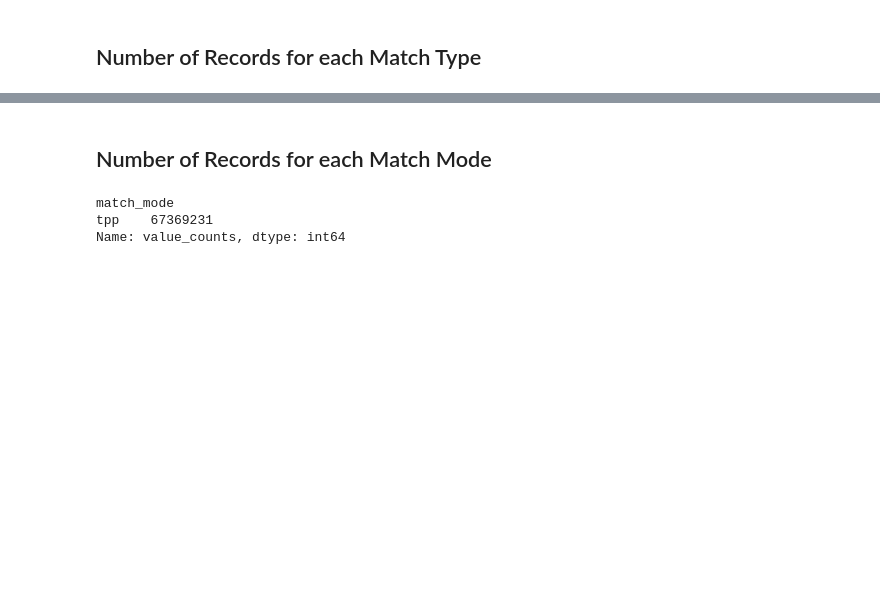
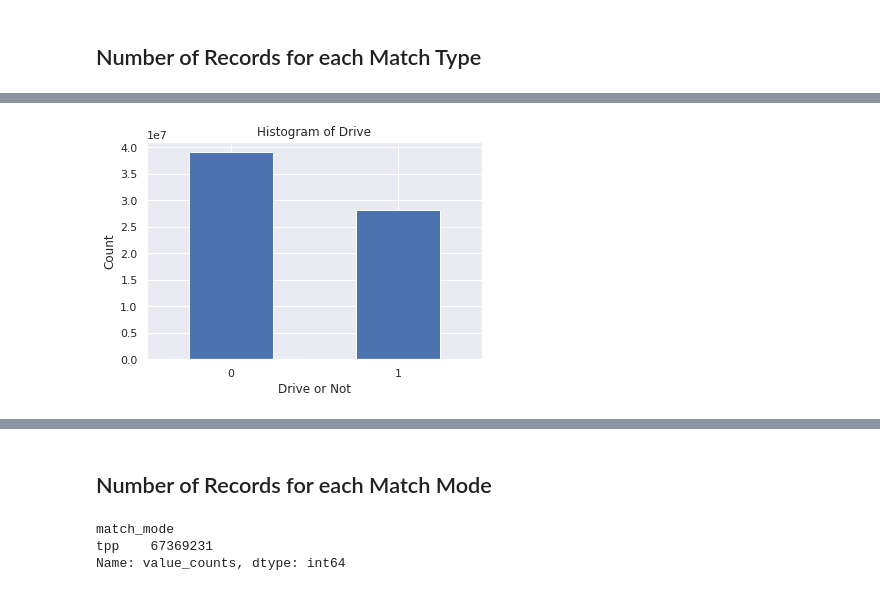
Before and after one commit to luoky97/bigdataproject, a Jupyter notebook: EDA.ipynb, the cells around one changed output, grey strips where cells are left out. Drawn from its saved outputs; the diff is of its cells as text; code cells hidden in the pictures; blank space fills up the shorter version.

```diff
--- a/EDA.ipynb
+++ b/EDA.ipynb
@@ -223,0 +305,8 @@ plt.show()
+# %%
+plot = hdf.cols['drive'].hist()
+plot.set_title('Histogram of Drive')
+plot.set_xlabel('Drive or Not')
+plot.set_ylabel('Count')
+plt.show()
+# %% [output]
+[figure, added]
```
Also changed, not shown: parts of 65 cells of this notebook.
